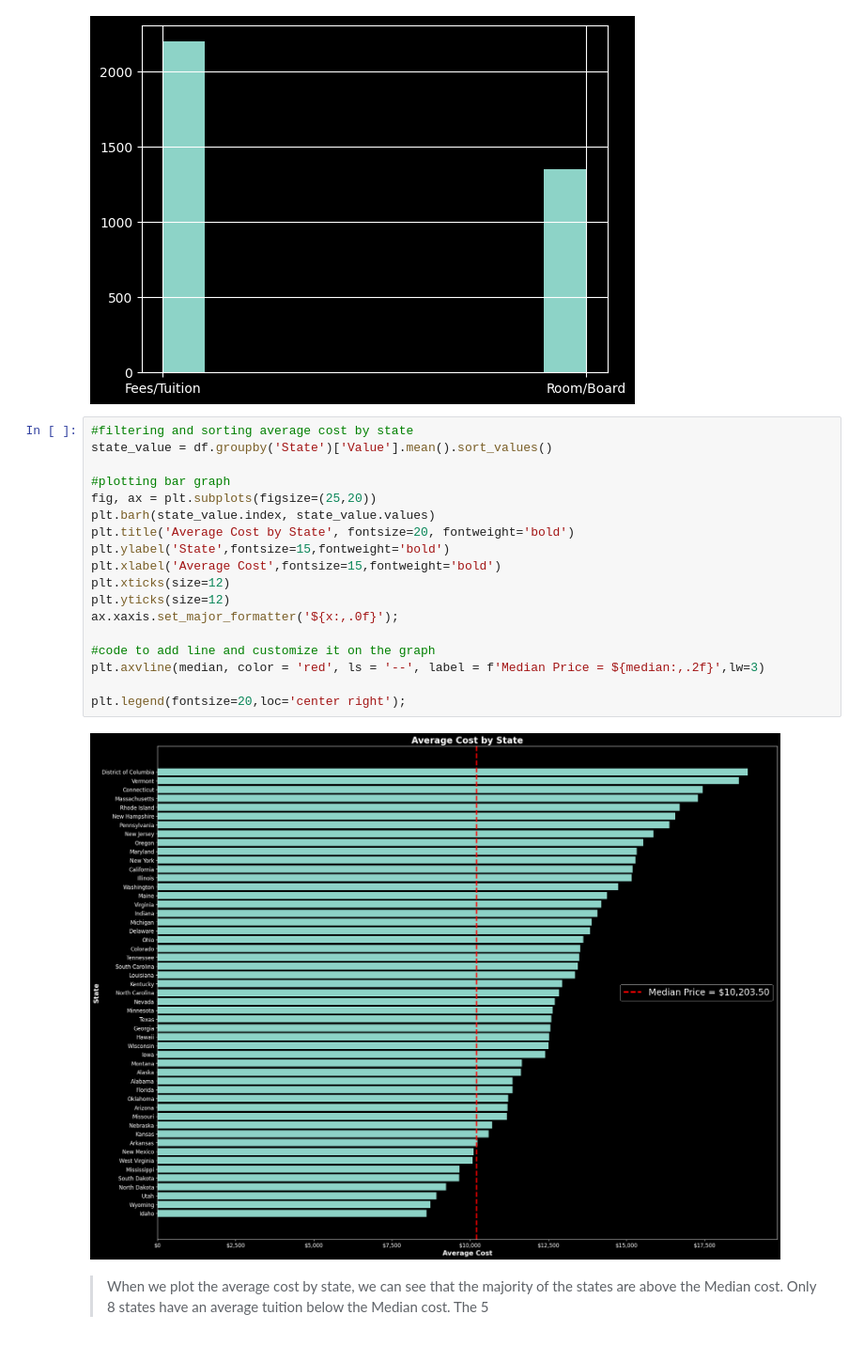
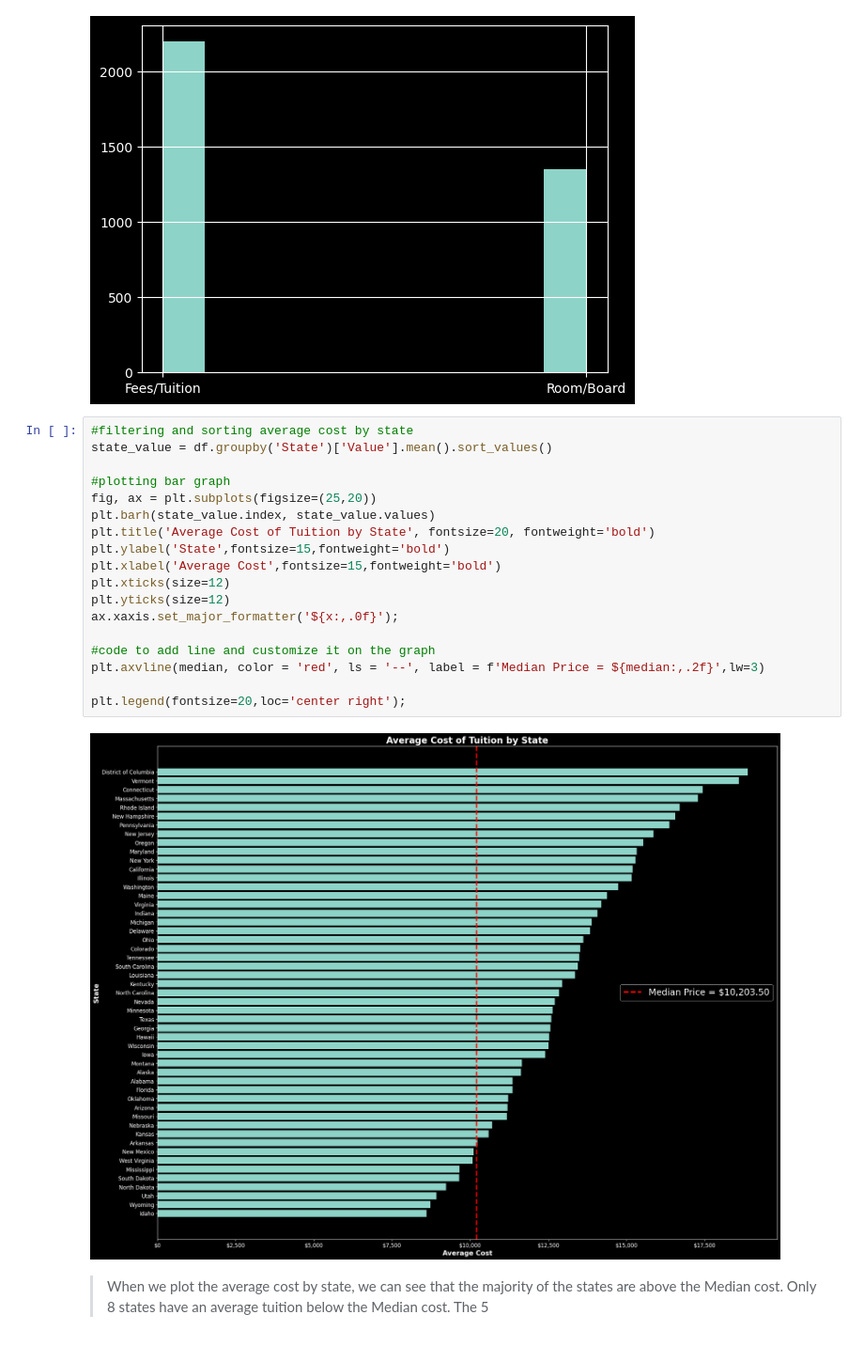
Before and after one commit to daisy-rivera/Cost-of-Undergraduate-Tuition, a Jupyter notebook: Project2_Part4.ipynb, the cells around one changed output. Shown at 94% size. Drawn from its saved outputs; the diff is of its cells as text.

```diff
--- a/Project2_Part4.ipynb
+++ b/Project2_Part4.ipynb
@@ -301,23 +301,23 @@ for col in df.select_dtypes('object'):
 # %%
 #filtering and sorting average cost by state
 state_value = df.groupby('State')['Value'].mean().sort_values()
 
 #plotting bar graph
 fig, ax = plt.subplots(figsize=(25,20))
 plt.barh(state_value.index, state_value.values)
-plt.title('Average Cost by State', fontsize=20, fontweight='bold')
+plt.title('Average Cost of Tuition by State', fontsize=20, fontweight='bold')
 plt.ylabel('State',fontsize=15,fontweight='bold')
 plt.xlabel('Average Cost',fontsize=15,fontweight='bold')
 plt.xticks(size=12)
 plt.yticks(size=12)
 ax.xaxis.set_major_formatter('${x:,.0f}');
 
 #code to add line and customize it on the graph
 plt.axvline(median, color = 'red', ls = '--', label = f'Median Price = ${median:,.2f}',lw=3)
 
 plt.legend(fontsize=20,loc='center right');
 # %% [output]
-[figure, old version]
+[figure, new version]
 # %% [markdown]
 > When we plot the average cost by state, we can see that the majority of the states are above the Median cost. Only 8 states have an average tuition below the Median cost. The 5
 # %%
```
Also changed, not shown: parts of 4 cells of this notebook.
